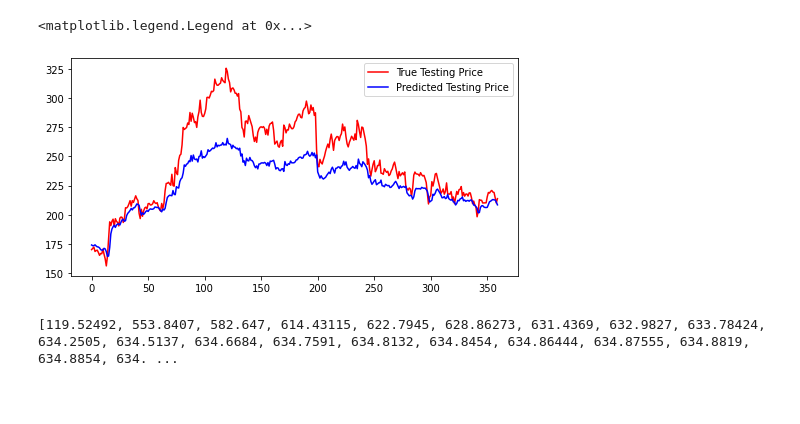
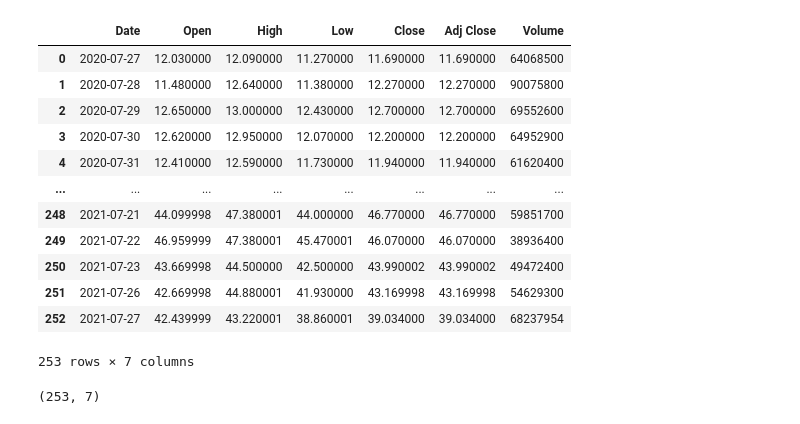
Before and after one commit to nguyenminhthong2020/machine-learning, a Jupyter notebook: project/model/SimpleRNN.ipynb, the cells around one changed output. Cells and saved outputs as stored; diff of their text form; code cells hidden in the pictures; blank space fills up the shorter version.

Commit message:
# Add Simple RNN model

```diff
--- a/project/model/SimpleRNN.ipynb
+++ b/project/model/SimpleRNN.ipynb
@@ -196,25 +0,0 @@ plt.legend()
-# %%
-y_test_scaled = scaler.inverse_transform(y_test.reshape(-1, 1))
-
-fig, ax = plt.subplots(figsize=(8,4))
-ax.plot(y_test_scaled, color='red', label='True Testing Price')
-plt.plot(predictions, color='blue', label='Predicted Testing Price')
-plt.legend()
-# %% [output]
-<matplotlib.legend.Legend at 0x...>
-[figure, removed]
-# %%
-x = x_test[-1]
-num_timesteps = 100
-preds = []
-for i in range(num_timesteps):
-    data = np.expand_dims(x, axis=0)
-    prediction = model.predict(data)
-    prediction = scaler.inverse_transform(prediction)
-    preds.append(prediction[0][0])
-    x = np.delete(x, 0, axis=0) # delete first row
-    x = np.vstack([x, prediction]) # add prediction
-
-print(preds)
-# %% [output]
-[119.52492, 553.8407, 582.647, 614.43115, 622.7945, 628.86273, 631.4369, 632.9827, 633.78424, 634.2505, 634.5137, 634.6684, 634.7591, 634.8132, 634.8454, 634.86444, 634.87555, 634.8819, 634.8854, 634. ...
@@ -220,0 +15,23 @@ print(preds)
+# %%
+
+df = pd.read_csv('../input/XPEV.csv')
+df
+# %% [output]
+|  | Date | Open | High | Low | Close | Adj Close | Volume |
+| 0 | 2020-07-27 | 12.030000 | 12.090000 | 11.270000 | 11.690000 | 11.690000 | 64068500 |
+| 1 | 2020-07-28 | 11.480000 | 12.640000 | 11.380000 | 12.270000 | 12.270000 | 90075800 |
+| 2 | 2020-07-29 | 12.650000 | 13.000000 | 12.430000 | 12.700000 | 12.700000 | 69552600 |
+| 3 | 2020-07-30 | 12.620000 | 12.950000 | 12.070000 | 12.200000 | 12.200000 | 64952900 |
+| 4 | 2020-07-31 | 12.410000 | 12.590000 | 11.730000 | 11.940000 | 11.940000 | 61620400 |
+| ... | ... | ... | ... | ... | ... | ... | ... |
+| 248 | 2021-07-21 | 44.099998 | 47.380001 | 44.000000 | 46.770000 | 46.770000 | 59851700 |
+| 249 | 2021-07-22 | 46.959999 | 47.380001 | 45.470001 | 46.070000 | 46.070000 | 38936400 |
+| 250 | 2021-07-23 | 43.669998 | 44.500000 | 42.500000 | 43.990002 | 43.990002 | 49472400 |
+| 251 | 2021-07-26 | 42.669998 | 44.880001 | 41.930000 | 43.169998 | 43.169998 | 54629300 |
+| 252 | 2021-07-27 | 42.439999 | 43.220001 | 38.860001 | 39.034000 | 39.034000 | 68237954 |
+253 rows × 7 columns
+# %%
+# get the number of rows and columns in the data set
+df.shape
+# %% [output]
+(253, 7)
```
Also changed, not shown: parts of 41 cells of this notebook, 34 other files.
